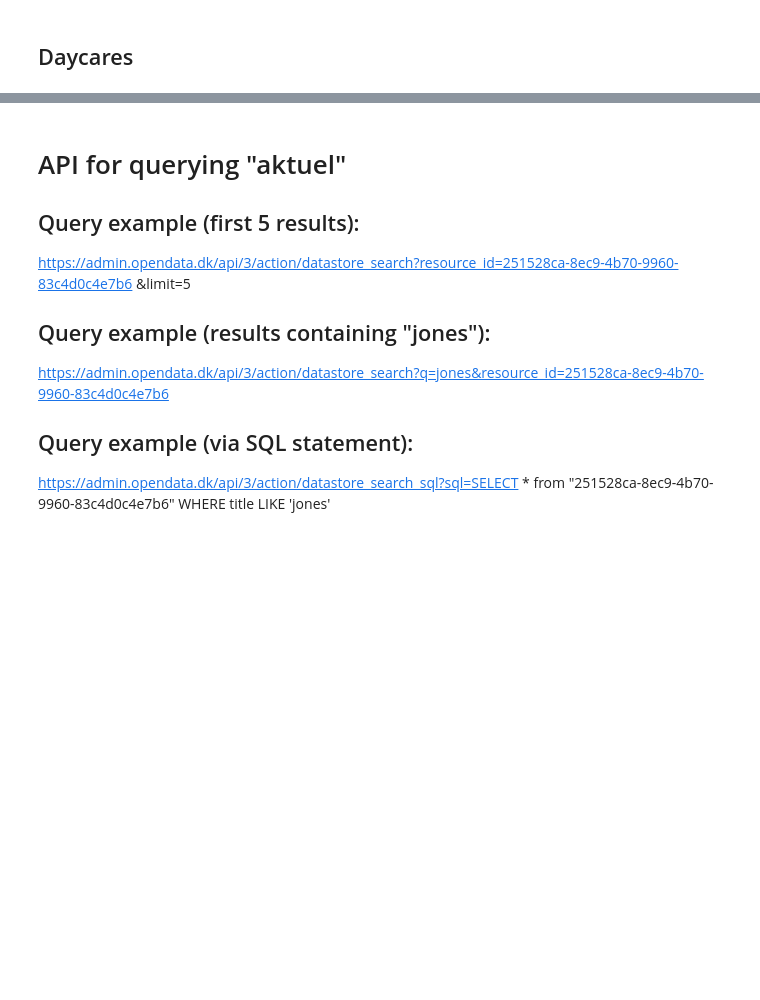
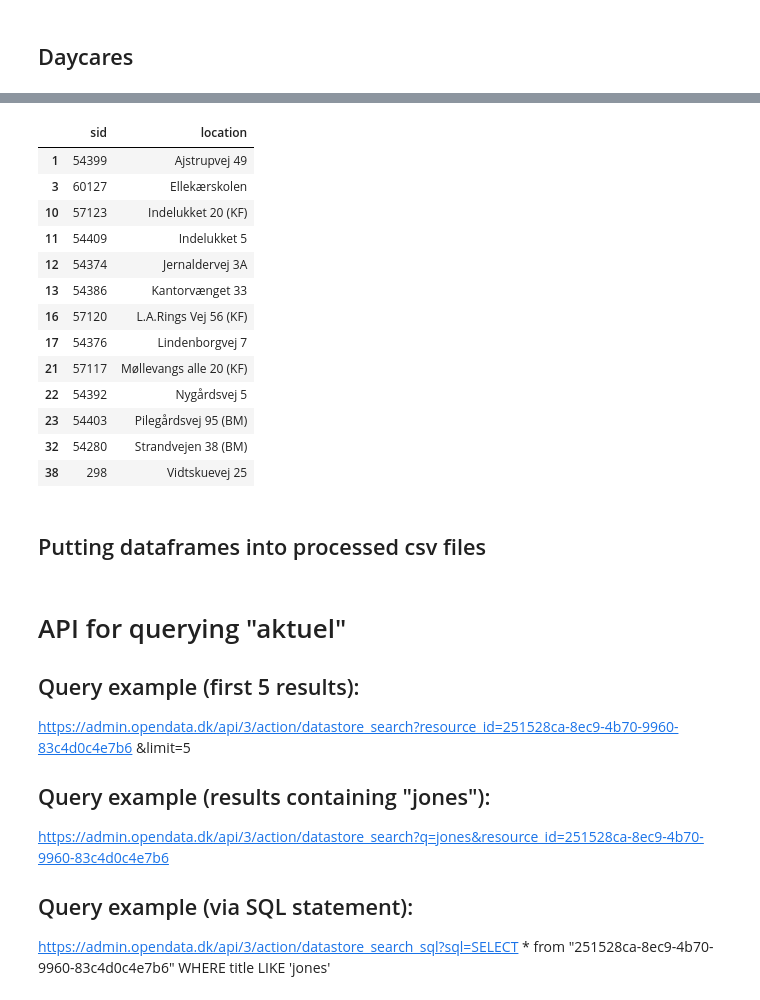
Before and after one commit to KellyDRasmussen/Solar-Aarhus, a Jupyter notebook: notebooks/01_data_collection.ipynb, the cells around one changed output, grey strips where cells are left out. Saved outputs shown, nothing was run; the diff lists cells and outputs as text; code cells hidden in the pictures; blank space fills up the shorter version.

```diff
--- a/notebooks/01_data_collection.ipynb
+++ b/notebooks/01_data_collection.ipynb
@@ -117,11 +132,11 @@ print(merged_df)
 ## Daycares
 # %%
 # Filter out the schools with solar panels from the MBU panels DataFrame
-daycare_locations = MBU_panels[~MBU_panels['normalized_name'].isin(schools_with_solar['normalized_name'])]
+daycare_panels = MBU_panels[~MBU_panels['normalized_name'].isin(schools_with_solar['normalized_name'])]
 
-daycare_locations.drop(columns=['normalized_name'], inplace=True)
+daycare_panels.drop(columns=['normalized_name'], inplace=True)
 # Display the resulting DataFrame
-print(daycare_locations)
+print(daycare_panels)
 # %% [output]
       sid                 location
 1   54399            Ajstrupvej 49
@@ -146,3 +207,22 @@ See the caveats in the documentation: https://pandas.pydata.org/pandas-docs/stab
+# %%
+daycare_panels
+# %% [output]
+|  | sid | location |
+| 1 | 54399 | Ajstrupvej 49 |
+| 3 | 60127 | Ellekærskolen |
+| 10 | 57123 | Indelukket 20 (KF) |
+| 11 | 54409 | Indelukket 5 |
+| 12 | 54374 | Jernaldervej 3A |
+| 13 | 54386 | Kantorvænget 33 |
+| 16 | 57120 | L.A.Rings Vej 56 (KF) |
+| 17 | 54376 | Lindenborgvej 7 |
+| 21 | 57117 | Møllevangs alle 20 (KF) |
+| 22 | 54392 | Nygårdsvej 5 |
+| 23 | 54403 | Pilegårdsvej 95 (BM) |
+| 32 | 54280 | Strandvejen 38 (BM) |
+| 38 | 298 | Vidtskuevej 25 |
+# %% [markdown]
+## Putting dataframes into processed csv files
 # %%
 #print(schools_with_solar)
 schools_with_solar.drop(columns=['normalized_name'], inplace=True)
```
Also changed, not shown: parts of 10 cells of this notebook, 7 other files.
